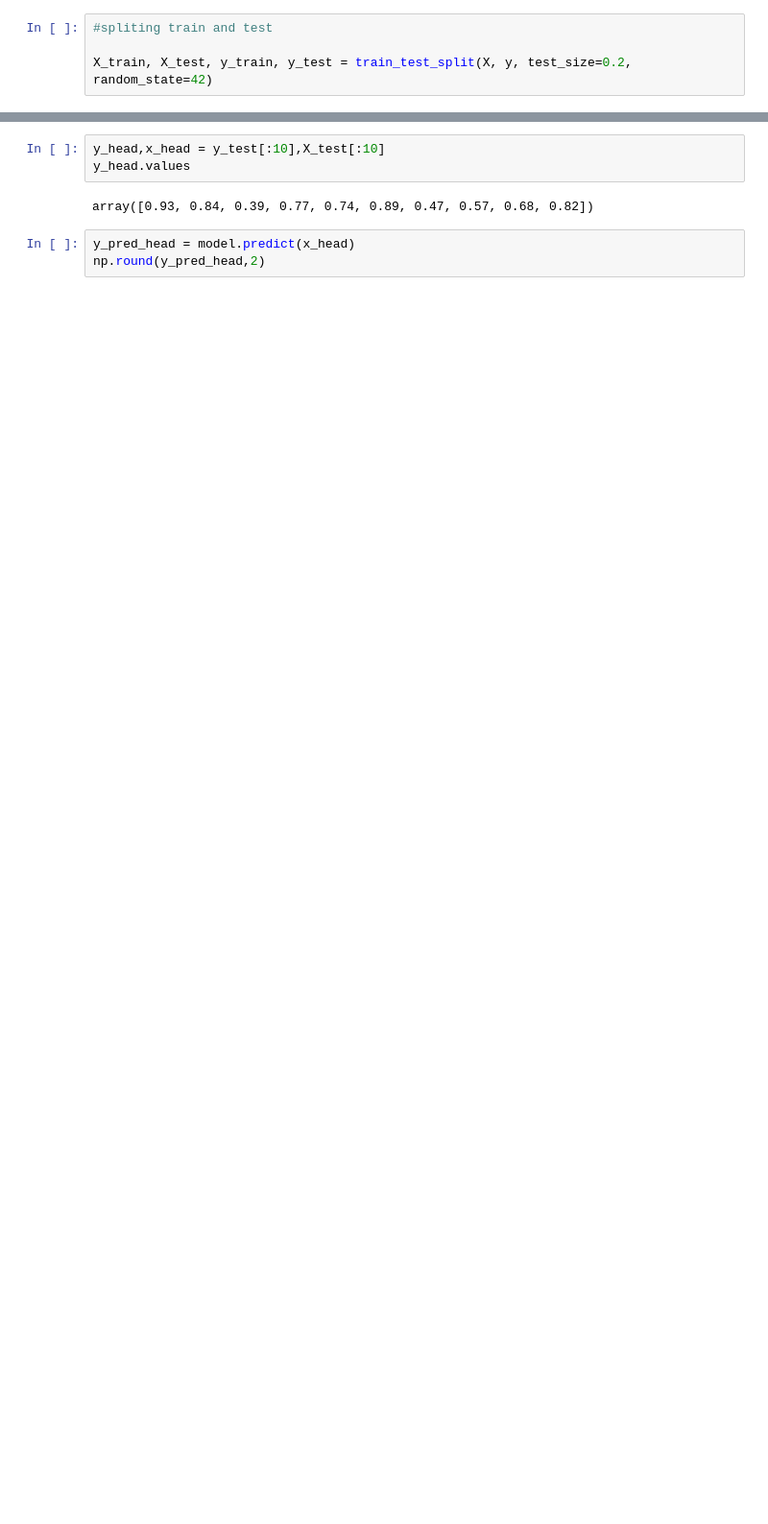
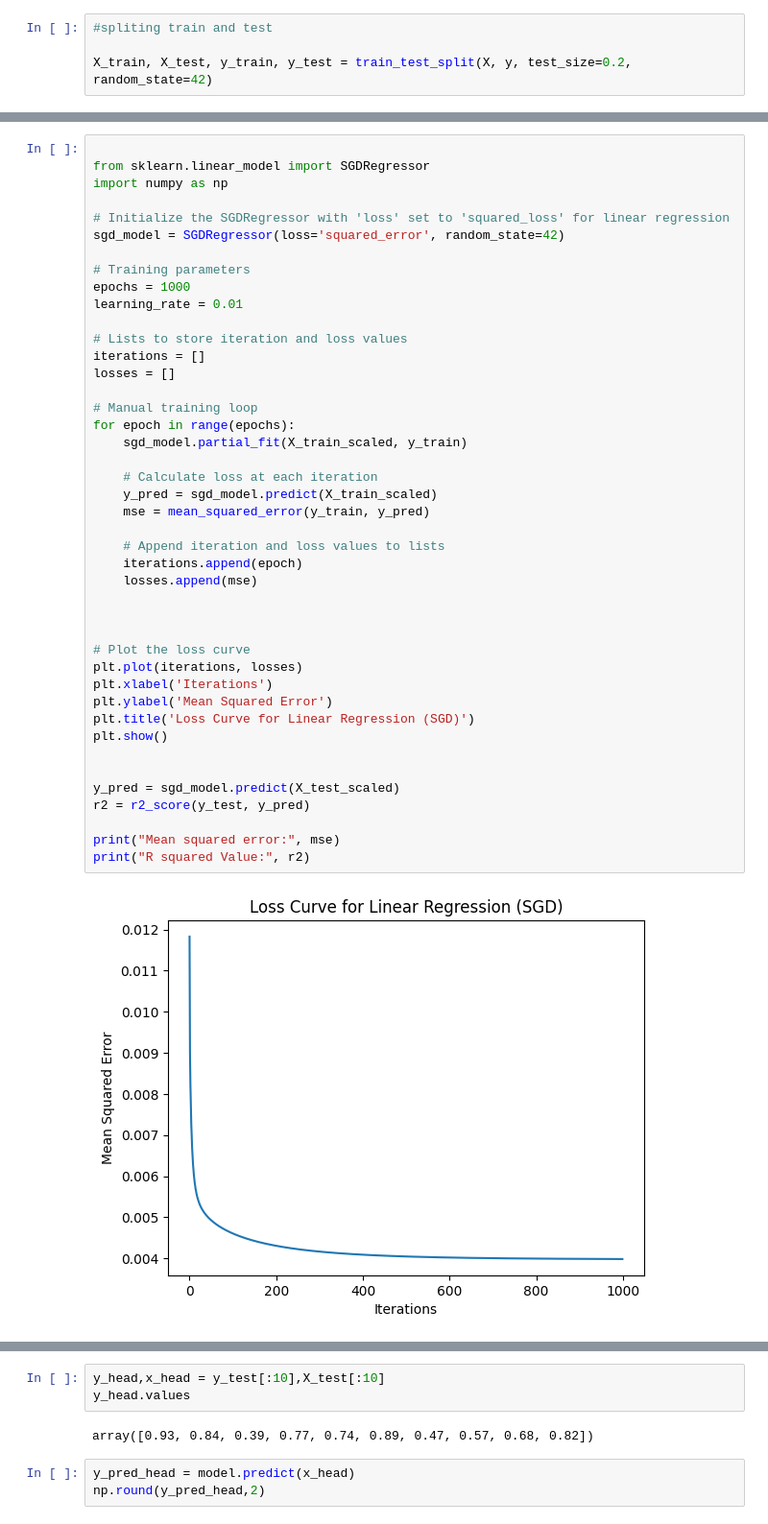
Before and after one commit to ashishkumarsaklani/Jam-project, a Jupyter notebook: Jamboree_Linear_Model.ipynb, the cells around one changed output, grey strips where cells are left out. Shown: that part at 96% size. Cells and saved outputs as stored; diff of their text form; blank space fills up the shorter version.

```diff
--- a/Jamboree_Linear_Model.ipynb
+++ b/Jamboree_Linear_Model.ipynb
@@ -185,0 +268,45 @@ Index(['GRE Score', 'TOEFL Score', 'University Rating', 'SOP', 'LOR ', 'CGPA',
+# %%
+
+from sklearn.linear_model import SGDRegressor
+import numpy as np
+
+# Initialize the SGDRegressor with 'loss' set to 'squared_loss' for linear regression
+sgd_model = SGDRegressor(loss='squared_error', random_state=42)
+
+# Training parameters
+epochs = 1000
+learning_rate = 0.01
+
+# Lists to store iteration and loss values
+iterations = []
+losses = []
+
+# Manual training loop
+for epoch in range(epochs):
+    sgd_model.partial_fit(X_train_scaled, y_train)
+
+    # Calculate loss at each iteration
+    y_pred = sgd_model.predict(X_train_scaled)
+    mse = mean_squared_error(y_train, y_pred)
+
+    # Append iteration and loss values to lists
+    iterations.append(epoch)
+    losses.append(mse)
+
+
+
+# Plot the loss curve
+plt.plot(iterations, losses)
+plt.xlabel('Iterations')
+plt.ylabel('Mean Squared Error')
+plt.title('Loss Curve for Linear Regression (SGD)')
+plt.show()
+
+
+y_pred = sgd_model.predict(X_test_scaled)
+r2 = r2_score(y_test, y_pred)
+
+print("Mean squared error:", mse)
+print("R squared Value:", r2)
+# %% [output]
+[figure, added]
```
Also changed, not shown: parts of 37 cells of this notebook.
